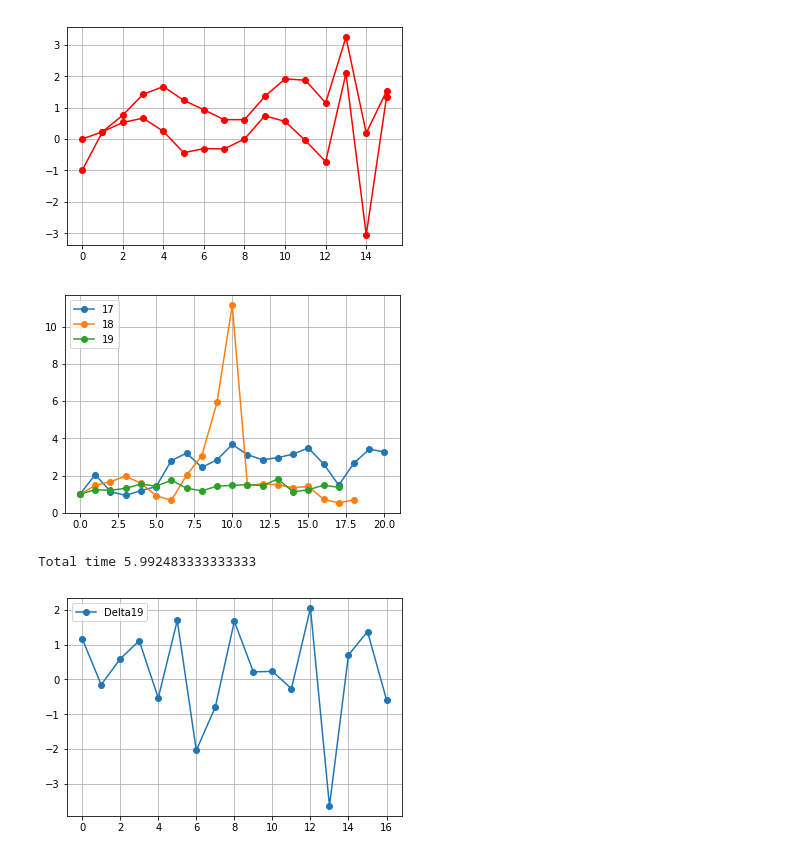
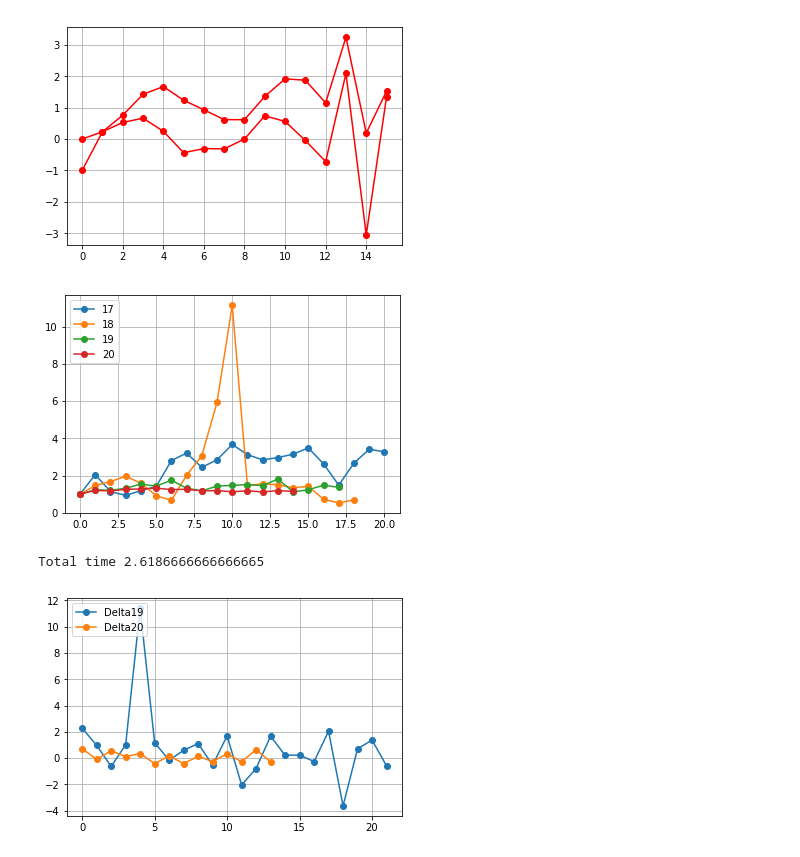
Before and after one commit to AndreeaStefan/SmartuistWrapper, a Jupyter notebook: evaluation/PlotResults.ipynb, the cells around one changed output. Drawn from its saved outputs; the diff is of its cells as text; code cells hidden in the pictures.

```diff
--- a/evaluation/PlotResults.ipynb
+++ b/evaluation/PlotResults.ipynb
@@ -111,13 +111,13 @@ plt.show()
 # player 8 = change effort
 # player 9 = same as 8
 
-players = [17,18,19]
+players = [17,18,19,20]
 results = []
 gradientStats = []
 path ="C:\\Users\\huber\\OneDrive\\Dokumenty\\thesis-hubert\\unity\\SmartuistWrapper\\tapResult.csv"
 pathA = "E:\\Andreea\\Projects\\Git\\SmartsuitWrapper\\SmartuistWrapper\\tapResult.csv"
 pathStats ="C:\\Users\\huber\\OneDrive\\Dokumenty\\thesis-hubert\\unity\\SmartuistWrapper\\tapResult.csv"
-pathStatsA = "E:\\Andreea\\Projects\\Git\\SmartsuitWrapper\\SmartuistWrapper\\GradientStats2.txt"
+pathStatsA = "E:\\Andreea\\Projects\\Git\\SmartsuitWrapper\\SmartuistWrapper\\GradientStats.csv"
 
 # read tap results / player
 results = [0] * 100
@@ -162,36 +162,36 @@ for p in players:
         delta.append(float(words[30]))
         th.append(float(words[11]))
         thNorm.append(float(words[12]))
         unique = [x for i, x in enumerate(lengths) if i == lengths.index(x)]
 
         x = list(range(0, len(unique)))
         uniqueGain = [x for i, x in enumerate(gain) if i == gain.index(x)]
     plt.plot(x, unique, 'o-', label=p)
 
 plt.legend(loc='upper left')
 plt.grid(True)
 plt.show()
 print("Total time", totalTime/60000)
 
 # delta
-players = [ 19]
+players = [ 19,20]
 for p in players:
     tmp = gradientStats[p]
     gain = []
     prevGain = []
     for words in tmp:
         gain.append(float(words[5]))
         prevGain.append(float(words[4]))
 
     delta = np.array(gain) - np.array(prevGain)
     x = list(range(0, len(delta)))
     plt.plot(x, delta, 'o-', label="Delta"+str(p))
 plt.legend(loc='upper left')
 plt.grid(True)
 plt.show()
 # %% [output]
-[figure, old version]
+[figure, new version]
-Total time 5.992483333333333
+Total time 2.6186666666666665
-[figure, old version]
+[figure, new version]
 # %%
 # gain
```
Also changed, not shown: parts of 1 cell of this notebook, 3 other files.
